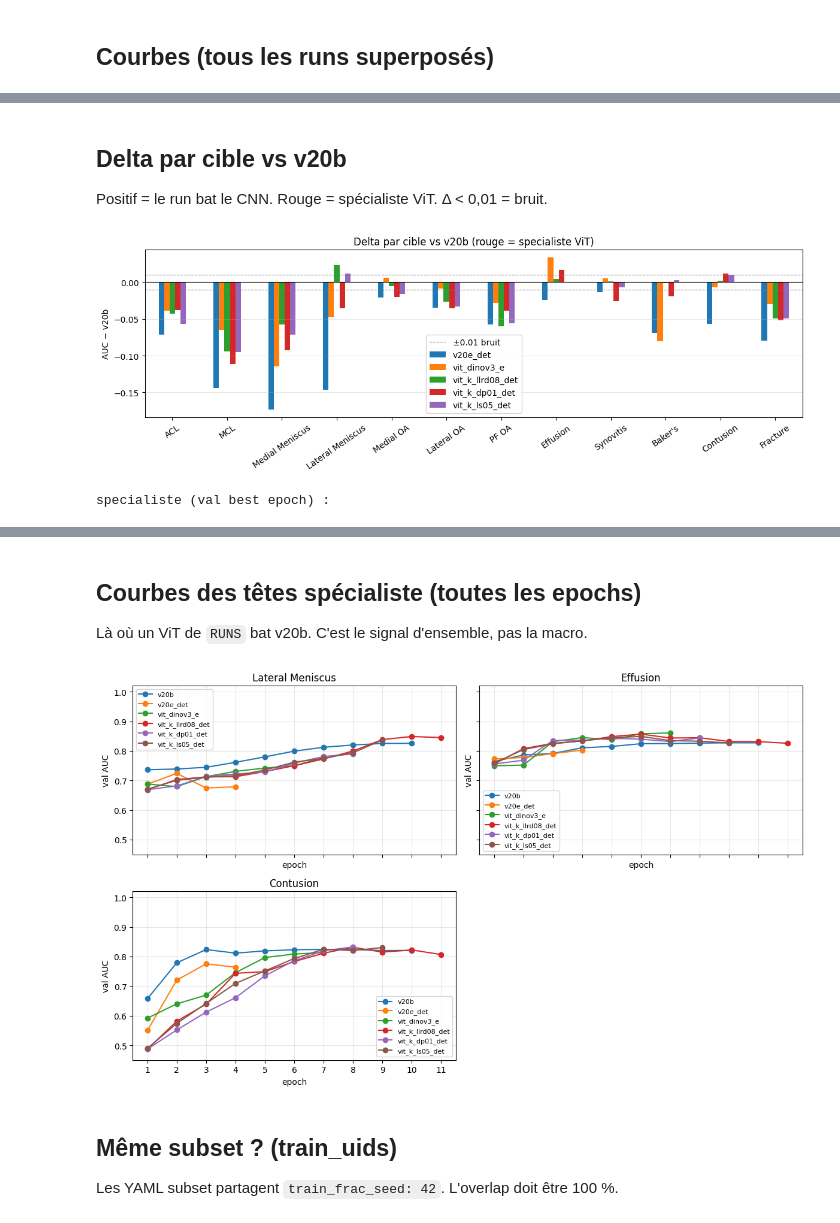
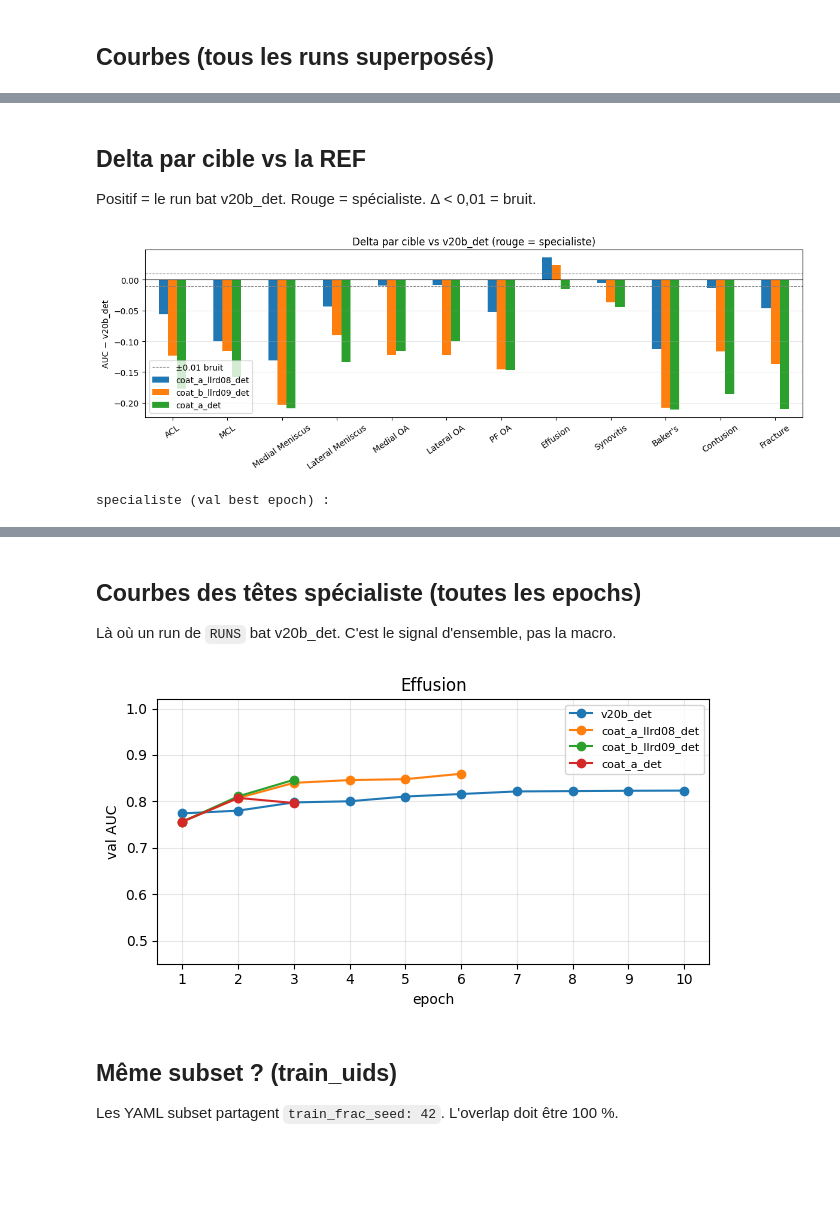
Before and after one commit to GabrielSultan/RSNA-comp, a Jupyter notebook: notebooks/08_compare_subset.ipynb, the cells around one changed output, grey strips where cells are left out. Cells and saved outputs as stored; diff of their text form; code cells hidden in the pictures; blank space fills up the shorter version.

Commit message:
update compare subset notebook

```diff
--- a/notebooks/08_compare_subset.ipynb
+++ b/notebooks/08_compare_subset.ipynb
@@ -32,13 +35,19 @@ ROOT = Path.cwd() if (Path.cwd() / "checkpoints").exists() else Path.cwd().paren
 CKPT = ROOT / "checkpoints"
 
 # Seul levier du notebook : commenter une ligne pour exclure un run.
+# REF = premier nom qui contient "v20b".
 RUNS = [
-    "subset_v20b_crop130_frac025",            # CNN subset (REF)
-    "subset_v20e_crop130_det_frac025",        # pooling par finding, det seed 42
-    "subset_vit_dinov3_e_crop130_frac025",    # ViT-e baseline
-    "subset_vit_k_llrd08_det_frac025",
-    "subset_vit_k_dp01_det_frac025",
-    "subset_vit_k_ls05_det_frac025",          # k det + label_smoothing 0.05
+    "subset_v20b_crop130_det_frac025",        # CNN det seed 42 (REF)
+    "subset_coat_a_llrd08_det_frac025",       # CoAt-0 224, LLRD 0.8 (arrete ep6)
+    "subset_coat_b_llrd09_det_frac025",       # CoAt-b = CoAt-a + LLRD 0.9
+    "subset_coat_c_kd_v20b_det_frac025",      # CoAt-c = CoAt-a + KD v20b (6 cibles)
+    "subset_coat_a_crop130_det_frac025",      # CoAt-0, lr 1e-4 uniforme (mort)
+    # "subset_v20b_crop130_frac025",
+    # "subset_v20e_crop130_det_frac025",
+    # "subset_vit_dinov3_e_crop130_frac025",
+    # "subset_vit_k_llrd08_det_frac025",
+    # "subset_vit_k_dp01_det_frac025",
+    # "subset_vit_k_ls05_det_frac025",
 ]
 
 TARGETS = [
@@ -46,7 +55,7 @@ TARGETS = [
     "Lateral OA", "PF OA", "Effusion", "Synovitis", "Baker's",
     "Contusion", "Fracture",
 ]
-# Fallback si aucun ViT ne bat v20b de > 0.01 (debut de train).
+# Fallback si aucun run ne bat la REF de > 0.01 (debut de train).
 DEFAULT_SPECIALIST = ["Contusion", "Effusion", "Baker's", "ACL"]
 NOISE = 0.01
 
@@ -224,0 +227,17 @@ courbes vit_k_ls05_det: epochs [1, 2, 3, 4, 5, 6, 7, 8, 9]
+# %%
+fig, ax = plt.subplots(figsize=(8, 4))
+emax_std = max(int(r["hist"]["epoch"].max()) for r in runs)
+for r in runs:
+    h = r["hist"].sort_values("epoch")
+    if "proba_std" not in h.columns:
+        print(f"  {r['label']}: pas de proba_std")
+        continue
+    ax.plot(h.epoch, h.proba_std, **line_kw(r))
+ax.set_title("proba std (val)")
+ax.set_xlabel("epoch")
+ax.set_ylabel("std")
+ax.set_xticks(range(1, emax_std + 1))
+ax.grid(True, alpha=0.3)
+ax.legend(fontsize=8)
+plt.tight_layout()
+plt.show()
@@ -286,35 +431,35 @@ specialiste ViT vs v20b (Δ > 0.01) : ['Lateral Meniscus', 'Effusion', 'Contusio
 # %% [markdown]
-## Delta par cible vs v20b
+## Delta par cible vs la REF
 
-Positif = le run bat le CNN. Rouge = spécialiste ViT. Δ &lt; 0,01 = bruit.
+Positif = le run bat v20b_det. Rouge = spécialiste. Δ &lt; 0,01 = bruit.
 # %%
 delta_cols = [c for c in per_df.columns if c.startswith("d_")]
 if not delta_cols:
     print(f"pas de delta : il faut REF={run_label(REF)!r} dans RUNS et charge.")
 else:
     fig, ax = plt.subplots(figsize=(12, 4.2))
     d = per_df[delta_cols].copy()
     d.columns = [run_label(c[2:]) for c in d.columns]
     colors = ["#c44e52" if t in FOCUS else "#4c72b0" for t in d.index]
     if d.shape[1] == 1:
         ax.bar(range(len(d)), d.iloc[:, 0], color=colors, edgecolor="black", lw=0.3)
         ax.set_xticks(range(len(d)))
         ax.set_xticklabels(d.index, rotation=35, ha="right")
         ax.set_ylabel(f"AUC {d.columns[0]} − {run_label(REF)}")
     else:
         d.plot(kind="bar", ax=ax, rot=35)
         ax.set_ylabel(f"AUC − {run_label(REF)}")
     ax.axhline(0.0, color="black", lw=0.8)
     ax.axhline(NOISE, color="gray", ls="--", lw=0.8, label="±0.01 bruit")
     ax.axhline(-NOISE, color="gray", ls="--", lw=0.8)
-    ax.set_title("Delta par cible vs v20b (rouge = specialiste ViT)")
+    ax.set_title(f"Delta par cible vs {run_label(REF)} (rouge = specialiste)")
     ax.grid(True, axis="y", alpha=0.3)
     ax.legend()
     plt.tight_layout()
     plt.show()
 
     print("specialiste (val best epoch) :")
     display(per_df.loc[FOCUS].round(3))
 # %% [output]
-[figure, old version]
+[figure, new version]
 specialiste (val best epoch) :
@@ -325,7 +468,7 @@ specialiste (val best epoch) :
 # %% [markdown]
 ## Courbes des têtes spécialiste (toutes les epochs)
 
-Là où un ViT de `RUNS` bat v20b. C'est le signal d'ensemble, pas la macro.
+Là où un run de `RUNS` bat v20b_det. C'est le signal d'ensemble, pas la macro.
 # %%
 tgts = [t for t in FOCUS if any(f"auc_{t}" in r["hist"].columns for r in runs)]
 n = max(len(tgts), 1)
@@ -358,7 +501,7 @@ for ax in axes[len(tgts):]:
 plt.tight_layout()
 plt.show()
 # %% [output]
-[figure, old version]
+[figure, new version]
 # %% [markdown]
 ## Même subset ? (train_uids)
 
```
Also changed, not shown: parts of 15 cells of this notebook.
